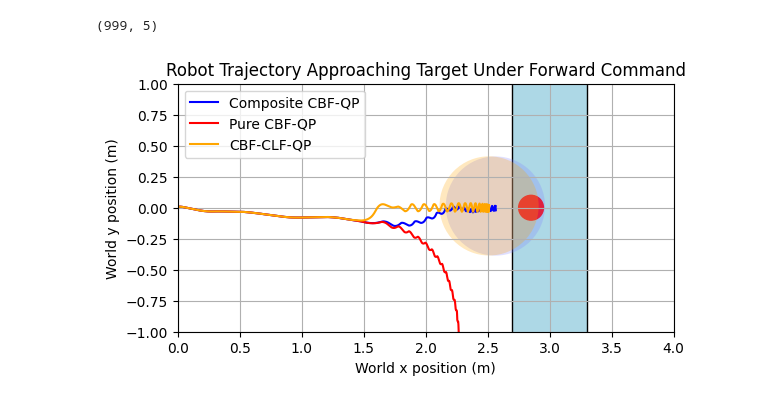
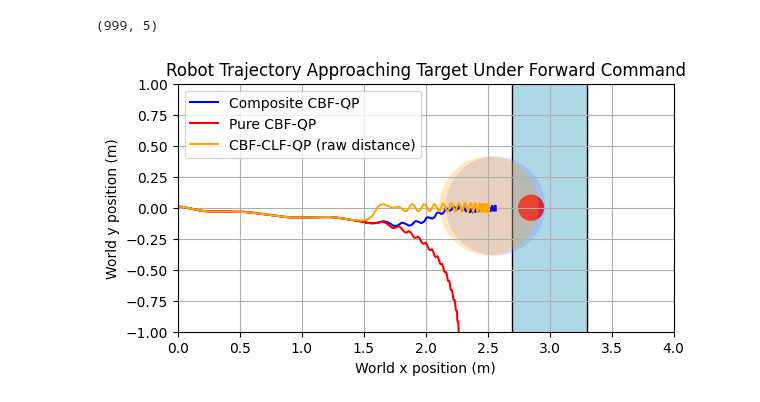
Before and after one commit to famsvip/Robot-Navigation-Collision-Avoidance-, a Jupyter notebook: data/plotting.ipynb, the cells around one changed output. Cells and saved outputs as stored; diff of their text form; code cells hidden in the pictures.

```diff
--- a/data/plotting.ipynb
+++ b/data/plotting.ipynb
@@ -8,7 +8,7 @@ from matplotlib.patches import Rectangle, Circle
 os.chdir('/home/kaseng/warehouse/data/')
 # %%
 # Load data
-comp_trial_1 = np.load("./composite_trial_2.npy")
+comp_trial_1 = np.load("./composite_pos.npy")
 pure_trial_1 = np.load("./pure_trial_1.npy")
 separated_trial_3 = np.load("./separated_trial_3.npy")
 
@@ -24,35 +24,35 @@ print(composite_values.shape)
 
 data_threshold = 10000
 
 fig, ax = plt.subplots()
 
 rect = Rectangle((2.7, -1.8), width=0.6, height=3.6,
                  edgecolor='black', facecolor='lightblue')
 circle_target = Circle((2.85, 0.0), radius=0.1, edgecolor="red", facecolor="red")
 circle_composite = Circle((comp_trial_1[data_threshold-1, :2]), radius=0.4, facecolor=(0.5,0.5,1.0,0.25))
 circle_separate_1 = Circle((pure_trial_1[data_threshold-1,:2]), radius=0.4, facecolor=(1, 0, 0, 0.25))
 circle_separate_3 = Circle((separated_trial_3[data_threshold-1,:2]), radius=0.4, facecolor=(1.0,0.65,0,0.25))
 ax.add_patch(rect)
 ax.add_patch(circle_target)
 ax.add_patch(circle_composite)
 ax.add_patch(circle_separate_1)
 ax.add_patch(circle_separate_3)
 
 ax.plot(comp_trial_1[:data_threshold,0], comp_trial_1[:data_threshold,1], color="b", label="Composite CBF-QP")
 ax.plot(pure_trial_1[:data_threshold,0], pure_trial_1[:data_threshold,1], color="r", label="Pure CBF-QP")
-ax.plot(separated_trial_3[:data_threshold,0], separated_trial_3[:data_threshold,1], color=(1.0,0.65,0), label="CBF-CLF-QP")
+ax.plot(separated_trial_3[:data_threshold,0], separated_trial_3[:data_threshold,1], color=(1.0,0.65,0), label="CBF-CLF-QP (raw distance)")
 
 ax.set_xlim(0, 4)
 ax.set_ylim(-1, 1)
 ax.set_aspect('equal')
 plt.grid(True)
 plt.title('Robot Trajectory Approaching Target Under Forward Command')
 plt.xlabel("World x position (m)")
 plt.ylabel("World y position (m)")
 plt.legend()
 plt.show()
 # %% [output]
-[figure, old version]
+[figure, new version]
 # %%
 # Consecutive command error (squared error)
 
```
Also changed, not shown: parts of 2 cells of this notebook, 3 other files.
